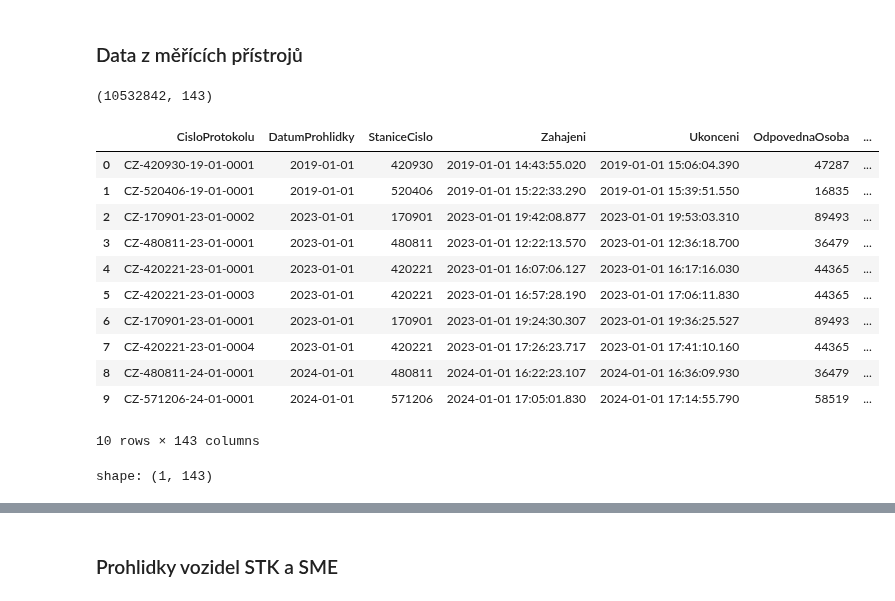
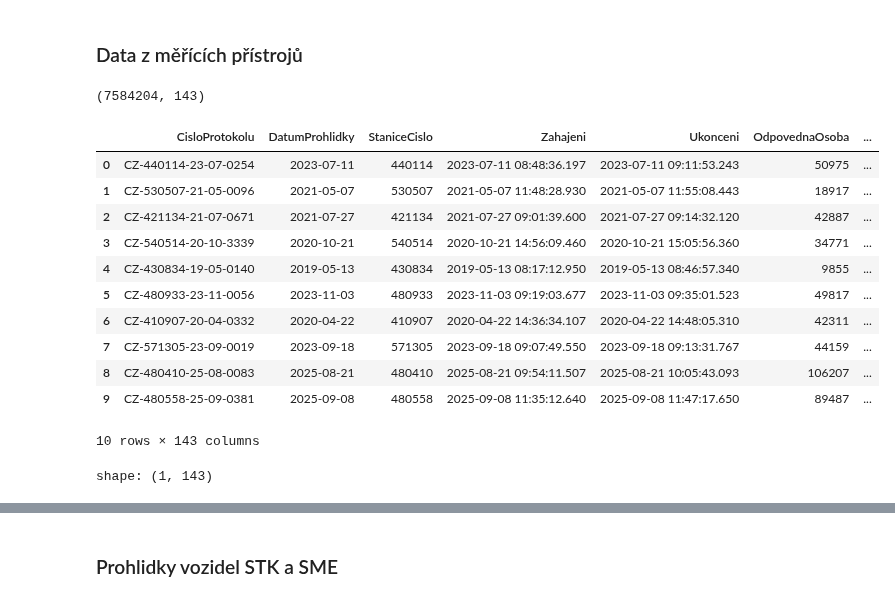
Before and after one commit to opendatalabcz/emissions-data-analysis-cz, a Jupyter notebook: kod/diesel_exploration.ipynb, the cells around one changed output, grey strips where cells are left out. Cells and saved outputs as stored; diff of their text form; code cells hidden in the pictures.

```diff
--- a/kod/diesel_processing.ipynb
+++ b/kod/diesel_exploration.ipynb
@@ -28,43 +27,28 @@ from schemas import *
 pl.Config.set_tbl_cols(-1)
 os.chdir(r'E:\CVUT_BAP')
 SEED=42
-# %%
-def get_short(df):
-    list_cols = [name for name, dtype in df.schema.items() if isinstance(dtype, pl.List)]
-    return df.with_columns(pl.col(list_cols).list.len())
-
-
-def short_display(df, len=10):
-    df_short = get_short(df).head(len)
-    print(df.shape)
-    display(df_short.to_pandas())
-
-
-def display_counts(df):
-    with warnings.catch_warnings():
-        warnings.simplefilter("ignore", UserWarning)
-        display(df.null_count().to_pandas().T.astype(pd.Int64Dtype) * (-1) + len(df))
 # %% [markdown]
 # Načtení dat
 # %% [markdown]
 ### Data z měřících přístrojů
 # %%
-df_all = cast_mereni(pl.read_parquet('kod/data/data_z_mericich_pristroju/parquet/nafta_osobni', schema=nafta_schema))#.sample(fraction=1.0, shuffle=True, seed=SEED)
+df_all = cast_mereni(pl.read_parquet('kod/data/data_z_mericich_pristroju/parquet/nafta_osobni', schema=nafta_schema)).sample(fraction=1.0, shuffle=True, seed=SEED)
 short_display(df_all)
+display_counts(df_all)
 df_all.head(1)
 # %% [output]
-(10532842, 143)
+(7584204, 143)
 |  | CisloProtokolu | DatumProhlidky | StaniceCislo | Zahajeni | Ukonceni | OdpovednaOsoba | ... |
-| 0 | CZ-420930-19-01-0001 | 2019-01-01 | 420930 | 2019-01-01 14:43:55.020 | 2019-01-01 15:06:04.390 | 47287 | ... |
-| 1 | CZ-520406-19-01-0001 | 2019-01-01 | 520406 | 2019-01-01 15:22:33.290 | 2019-01-01 15:39:51.550 | 16835 | ... |
-| 2 | CZ-170901-23-01-0002 | 2023-01-01 | 170901 | 2023-01-01 19:42:08.877 | 2023-01-01 19:53:03.310 | 89493 | ... |
-| 3 | CZ-480811-23-01-0001 | 2023-01-01 | 480811 | 2023-01-01 12:22:13.570 | 2023-01-01 12:36:18.700 | 36479 | ... |
-| 4 | CZ-420221-23-01-0001 | 2023-01-01 | 420221 | 2023-01-01 16:07:06.127 | 2023-01-01 16:17:16.030 | 44365 | ... |
-| 5 | CZ-420221-23-01-0003 | 2023-01-01 | 420221 | 2023-01-01 16:57:28.190 | 2023-01-01 17:06:11.830 | 44365 | ... |
-| 6 | CZ-170901-23-01-0001 | 2023-01-01 | 170901 | 2023-01-01 19:24:30.307 | 2023-01-01 19:36:25.527 | 89493 | ... |
-| 7 | CZ-420221-23-01-0004 | 2023-01-01 | 420221 | 2023-01-01 17:26:23.717 | 2023-01-01 17:41:10.160 | 44365 | ... |
-| 8 | CZ-480811-24-01-0001 | 2024-01-01 | 480811 | 2024-01-01 16:22:23.107 | 2024-01-01 16:36:09.930 | 36479 | ... |
-| 9 | CZ-571206-24-01-0001 | 2024-01-01 | 571206 | 2024-01-01 17:05:01.830 | 2024-01-01 17:14:55.790 | 58519 | ... |
+| 0 | CZ-440114-23-07-0254 | 2023-07-11 | 440114 | 2023-07-11 08:48:36.197 | 2023-07-11 09:11:53.243 | 50975 | ... |
+| 1 | CZ-530507-21-05-0096 | 2021-05-07 | 530507 | 2021-05-07 11:48:28.930 | 2021-05-07 11:55:08.443 | 18917 | ... |
+| 2 | CZ-421134-21-07-0671 | 2021-07-27 | 421134 | 2021-07-27 09:01:39.600 | 2021-07-27 09:14:32.120 | 42887 | ... |
+| 3 | CZ-540514-20-10-3339 | 2020-10-21 | 540514 | 2020-10-21 14:56:09.460 | 2020-10-21 15:05:56.360 | 34771 | ... |
+| 4 | CZ-430834-19-05-0140 | 2019-05-13 | 430834 | 2019-05-13 08:17:12.950 | 2019-05-13 08:46:57.340 | 9855 | ... |
+| 5 | CZ-480933-23-11-0056 | 2023-11-03 | 480933 | 2023-11-03 09:19:03.677 | 2023-11-03 09:35:01.523 | 49817 | ... |
+| 6 | CZ-410907-20-04-0332 | 2020-04-22 | 410907 | 2020-04-22 14:36:34.107 | 2020-04-22 14:48:05.310 | 42311 | ... |
+| 7 | CZ-571305-23-09-0019 | 2023-09-18 | 571305 | 2023-09-18 09:07:49.550 | 2023-09-18 09:13:31.767 | 44159 | ... |
+| 8 | CZ-480410-25-08-0083 | 2025-08-21 | 480410 | 2025-08-21 09:54:11.507 | 2025-08-21 10:05:43.093 | 106207 | ... |
+| 9 | CZ-480558-25-09-0381 | 2025-09-08 | 480558 | 2025-09-08 11:35:12.640 | 2025-09-08 11:47:17.650 | 89487 | ... |
 10 rows × 143 columns
 shape: (1, 143)
 | CisloProtokolu | DatumProhlidky | StaniceCislo | Zahajeni | Ukonceni | OdpovednaOsoba | Prohlidka_CisloProtokolu | ... |
```
Also changed, not shown: parts of 4 cells of this notebook, 9 other files.
